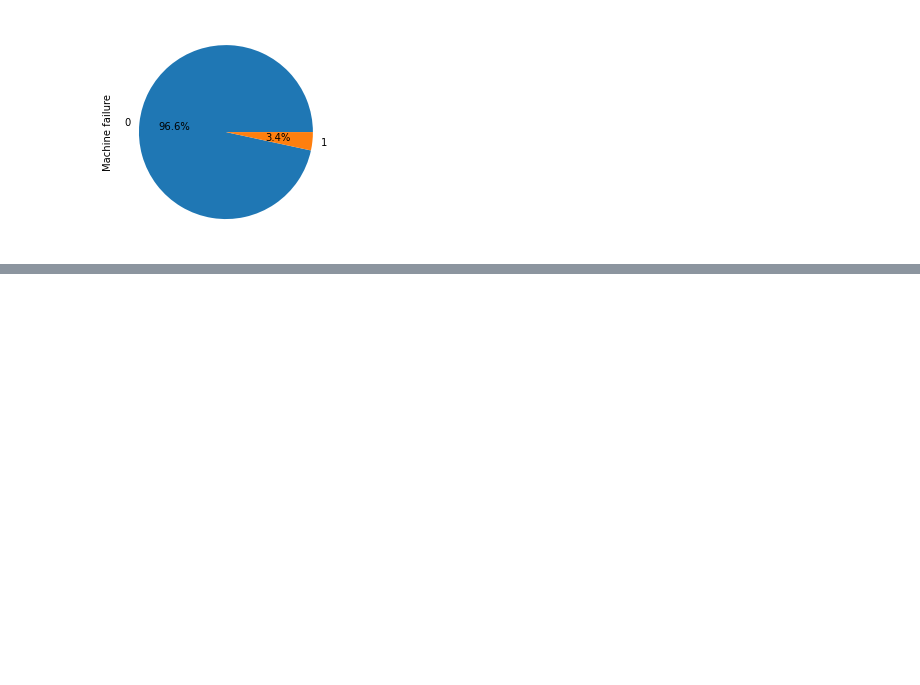
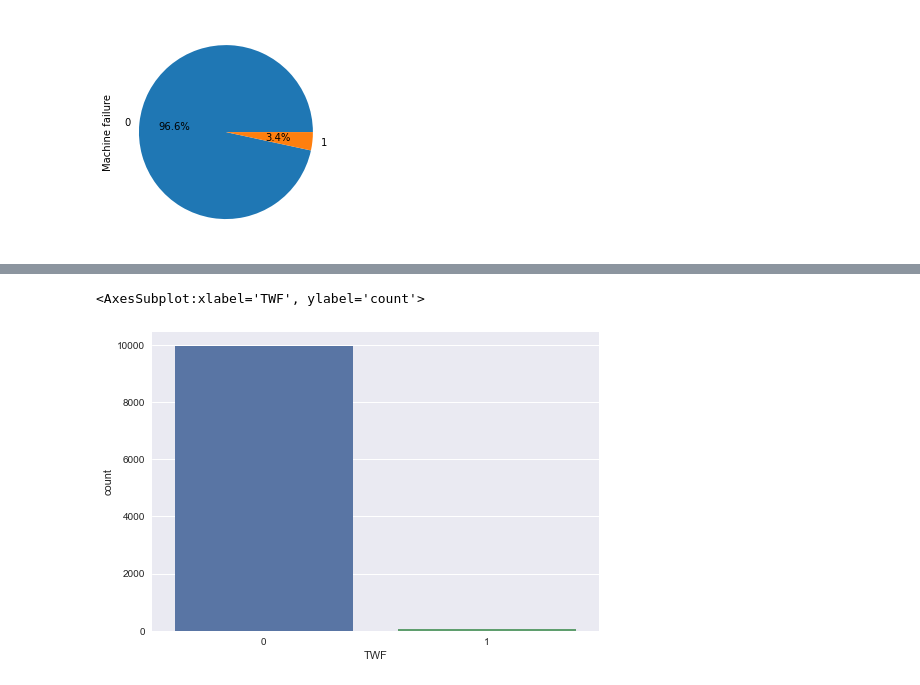
Before and after one commit to abideen-olawuwo/predictive-maintenance, a Jupyter notebook: predictive_maintenance.ipynb, the cells around one changed output, grey strips where cells are left out. Cells and saved outputs as stored; diff of their text form; code cells hidden in the pictures; blank space fills up the shorter version.

```diff
--- a/predictive_maintenance.ipynb
+++ b/predictive_maintenance.ipynb
@@ -135,0 +159,5 @@ df['Machine failure'].value_counts().plot(kind='pie',autopct='%1.1f%%')
+# %%
+sns.countplot(x="TWF", data=df)
+# %% [output]
+<AxesSubplot:xlabel='TWF', ylabel='count'>
+[figure, added]
```
Also changed, not shown: parts of 14 cells of this notebook.
